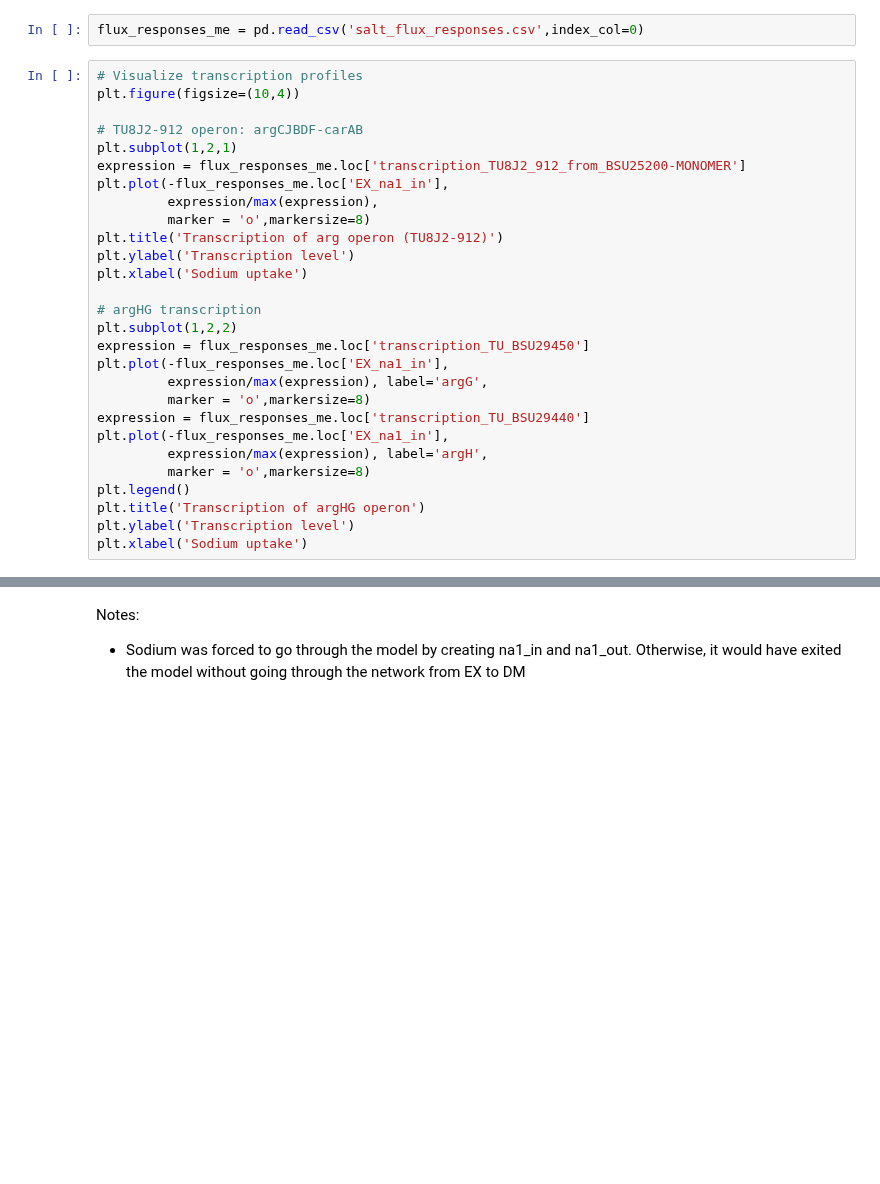
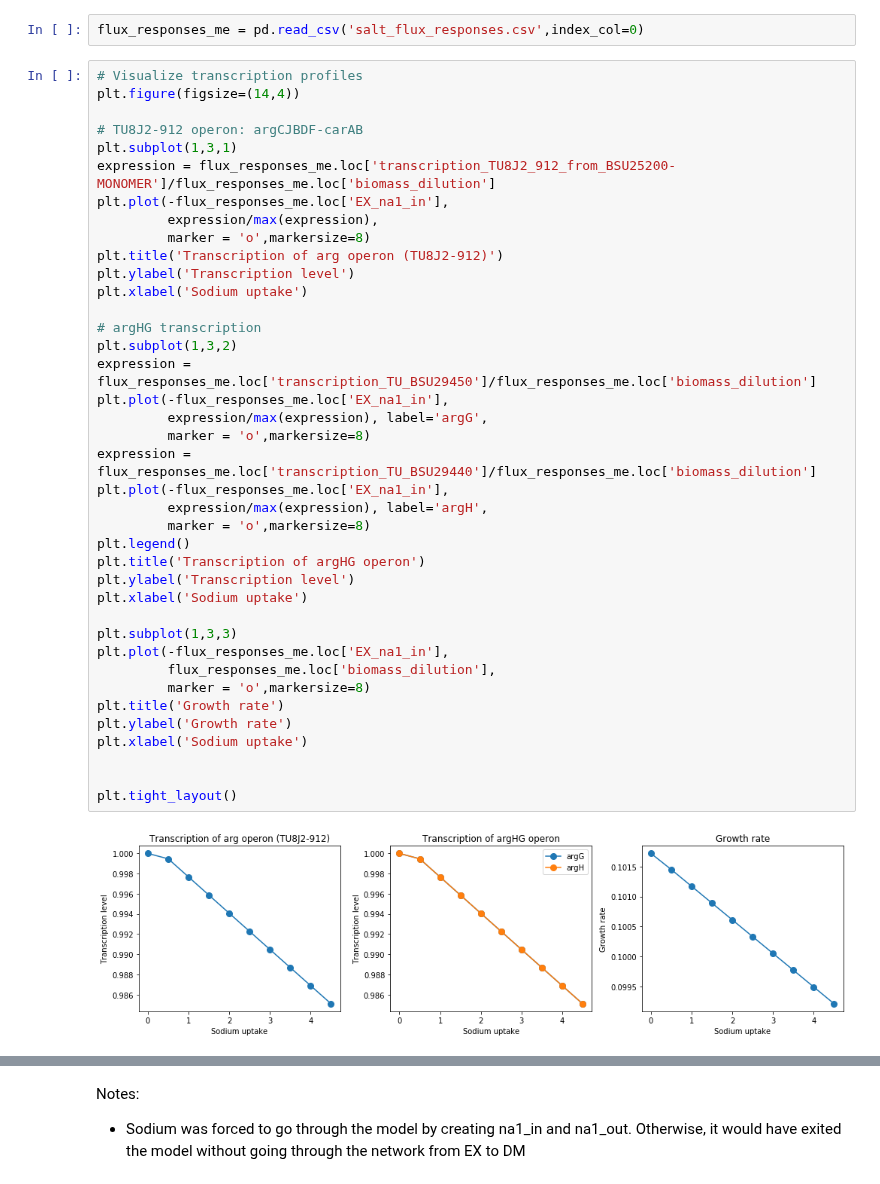
Before and after one commit to jdtibochab/bacillusme, a Jupyter notebook: ecolime/analysis/salt_response.ipynb, the cells around one changed output, grey strips where cells are left out. Drawn from its saved outputs; the diff is of its cells as text; blank space fills up the shorter version.

```diff
--- a/ecolime/analysis/salt_response.ipynb
+++ b/ecolime/analysis/salt_response.ipynb
@@ -348,32 +431,45 @@ flux_responses_me.to_csv('salt_flux_responses.csv',index_label='rxn_id')
 flux_responses_me = pd.read_csv('salt_flux_responses.csv',index_col=0)
 # %%
 # Visualize transcription profiles
-plt.figure(figsize=(10,4))
+plt.figure(figsize=(14,4))
 
 # TU8J2-912 operon: argCJBDF-carAB
-plt.subplot(1,2,1)
-expression = flux_responses_me.loc['transcription_TU8J2_912_from_BSU25200-MONOMER']
+plt.subplot(1,3,1)
+expression = flux_responses_me.loc['transcription_TU8J2_912_from_BSU25200-MONOMER']/flux_responses_me.loc['biomass_dilution']
 plt.plot(-flux_responses_me.loc['EX_na1_in'],
          expression/max(expression),
          marker = 'o',markersize=8)
 plt.title('Transcription of arg operon (TU8J2-912)')
 plt.ylabel('Transcription level')
 plt.xlabel('Sodium uptake')
 
 # argHG transcription
-plt.subplot(1,2,2)
-expression = flux_responses_me.loc['transcription_TU_BSU29450']
+plt.subplot(1,3,2)
+expression = flux_responses_me.loc['transcription_TU_BSU29450']/flux_responses_me.loc['biomass_dilution']
 plt.plot(-flux_responses_me.loc['EX_na1_in'],
          expression/max(expression), label='argG',
          marker = 'o',markersize=8)
-expression = flux_responses_me.loc['transcription_TU_BSU29440']
+expression = flux_responses_me.loc['transcription_TU_BSU29440']/flux_responses_me.loc['biomass_dilution']
 plt.plot(-flux_responses_me.loc['EX_na1_in'],
          expression/max(expression), label='argH',
          marker = 'o',markersize=8)
 plt.legend()
 plt.title('Transcription of argHG operon')
 plt.ylabel('Transcription level')
 plt.xlabel('Sodium uptake')
+
+plt.subplot(1,3,3)
+plt.plot(-flux_responses_me.loc['EX_na1_in'],
+         flux_responses_me.loc['biomass_dilution'],
+         marker = 'o',markersize=8)
+plt.title('Growth rate')
+plt.ylabel('Growth rate')
+plt.xlabel('Sodium uptake')
+
+
+plt.tight_layout()
+# %% [output]
+[figure, added]
 # %%
 # Visualize protein expression profiles
 plt.figure(figsize=(15,4))
```
Also changed, not shown: parts of 29 cells of this notebook, 28 other files.
